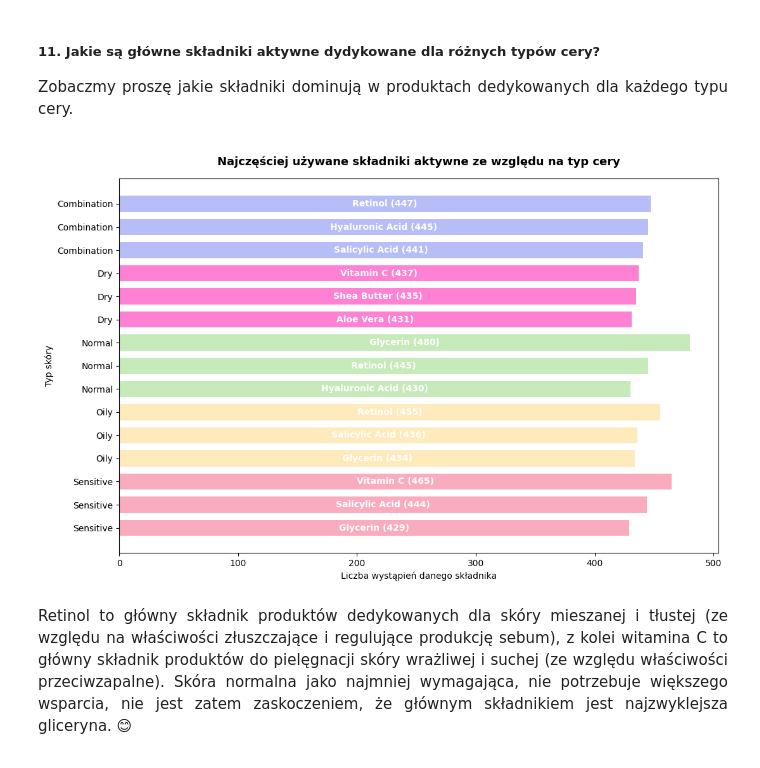
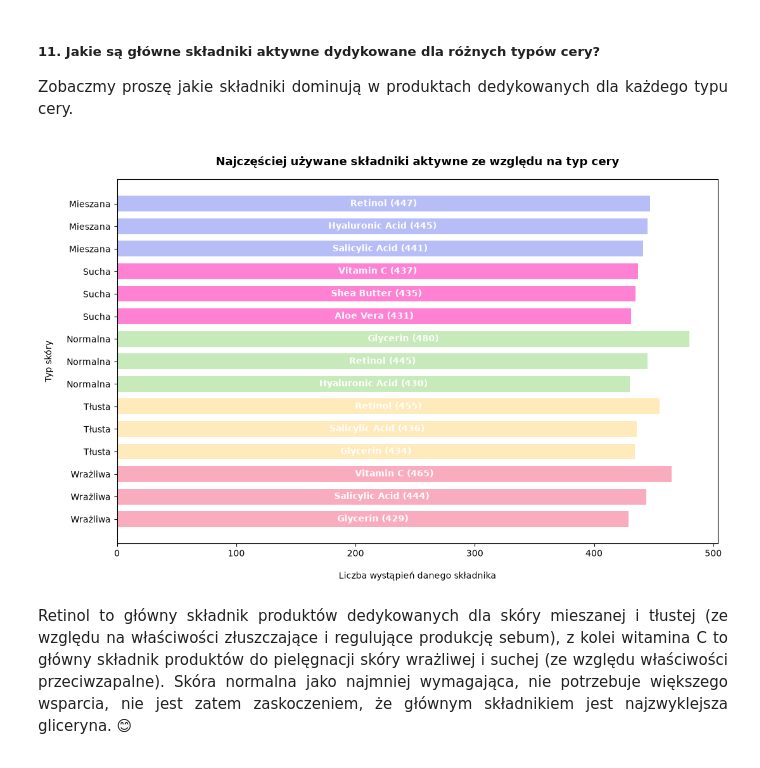
Before and after one commit to kamila-dudzinska/Top_Beauty, a Jupyter notebook: Analiza.ipynb, the cells around one changed output. Cells and saved outputs as stored; diff of their text form; code cells hidden in the pictures.

```diff
--- a/Analiza.ipynb
+++ b/Analiza.ipynb
@@ -454,12 +513,24 @@ df_top3_skin = df_top3_skin.sort_values(
                                         ascending=[True, False]
                                         ).reset_index(drop=True)
 
+# mapa tłumaczeń typów skóry
+map_skora = {
+    'Oily': 'Tłusta',
+    'Dry': 'Sucha',
+    'Combination': 'Mieszana',
+    'Sensitive': 'Wrażliwa',
+    'Normal': 'Normalna'
+}
+
+# podmiana nazw w kolumnie
+df_top3_skin['Skin_Type'] = df_top3_skin['Skin_Type'].replace(map_skora)
+
 # moja paleta kolorystyczna - słownik
-kolory={'Combination':'#B7BDF7',
-        'Dry':'#FE81D4',
-        'Normal': '#C7EABB',
-        'Oily' :'#FFEABB',
-        'Sensitive': '#FAACBF'}
+kolory={'Mieszana':'#B7BDF7',
+        'Sucha':'#FE81D4',
+        'Normalna': '#C7EABB',
+        'Tłusta' :'#FFEABB',
+        'Wrażliwa': '#FAACBF'}
 
 # rysowanie wykresu
 plt.style.use("default")
@@ -479,37 +550,37 @@ bars = plt.barh(
 # napisy na pasku
 
 labels = [f"{row['Main_Ingredient']} ({int(row['liczba produktów'])})"
          for _, row in df_top3_skin.iterrows()]
 
 # funkcja bar_label - do napisów na pasku
 plt.gca().bar_label(
     bars,
     labels=labels,
     label_type="center",
     fontsize=10,
     weight="bold",
     color="white",
 )
 
 
 # oś Y typy skóry
 plt.yticks(df_top3_skin.index, df_top3_skin["Skin_Type"])
 
 # tytuł wykresu, labelki
 plt.title("Najczęściej używane składniki aktywne ze względu na typ cery",
           fontsize=13,
           weight="bold",
-          pad=15)
-plt.xlabel("Liczba wystąpień danego składnika")
-plt.ylabel("Typ skóry")
+          pad=16)
+plt.xlabel("Liczba wystąpień danego składnika", labelpad=15)
+plt.ylabel("Typ skóry", labelpad=15)
 
 # odwrócenie osi Y
 plt.gca().invert_yaxis()
 
 plt.tight_layout()
 plt.show()
 # %% [output]
-[figure, old version]
+[figure, new version]
 # %% [markdown]
 <div align = "Justify">
 
```
Also changed, not shown: parts of 12 cells of this notebook, 1 other file.
